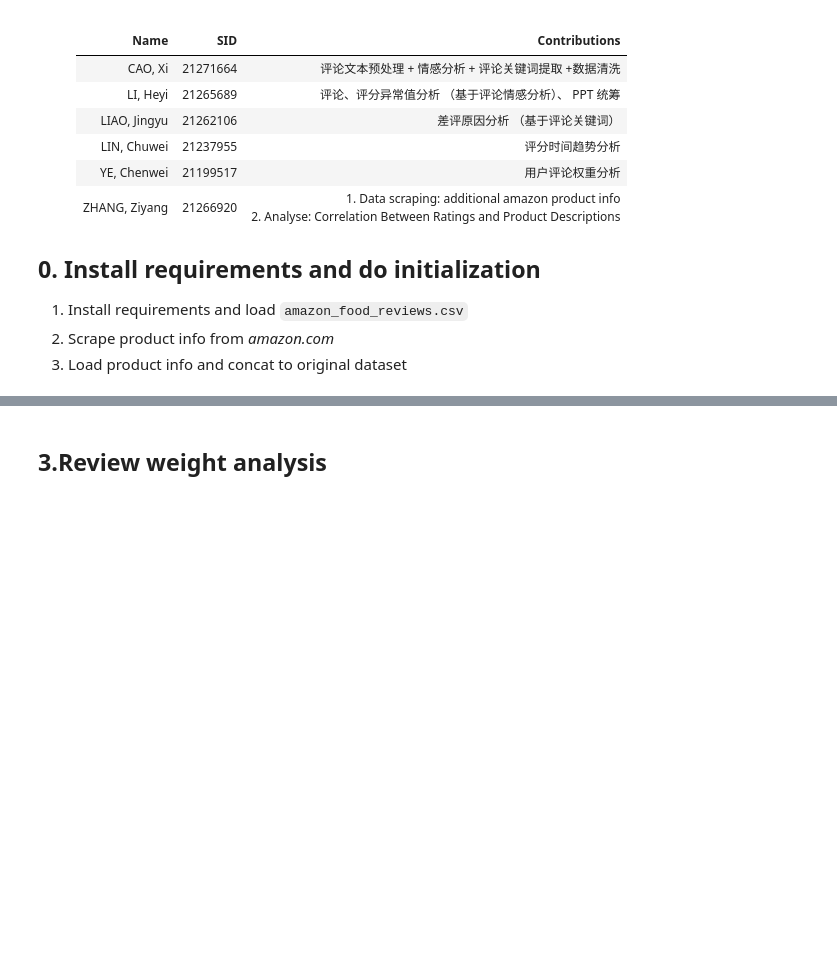
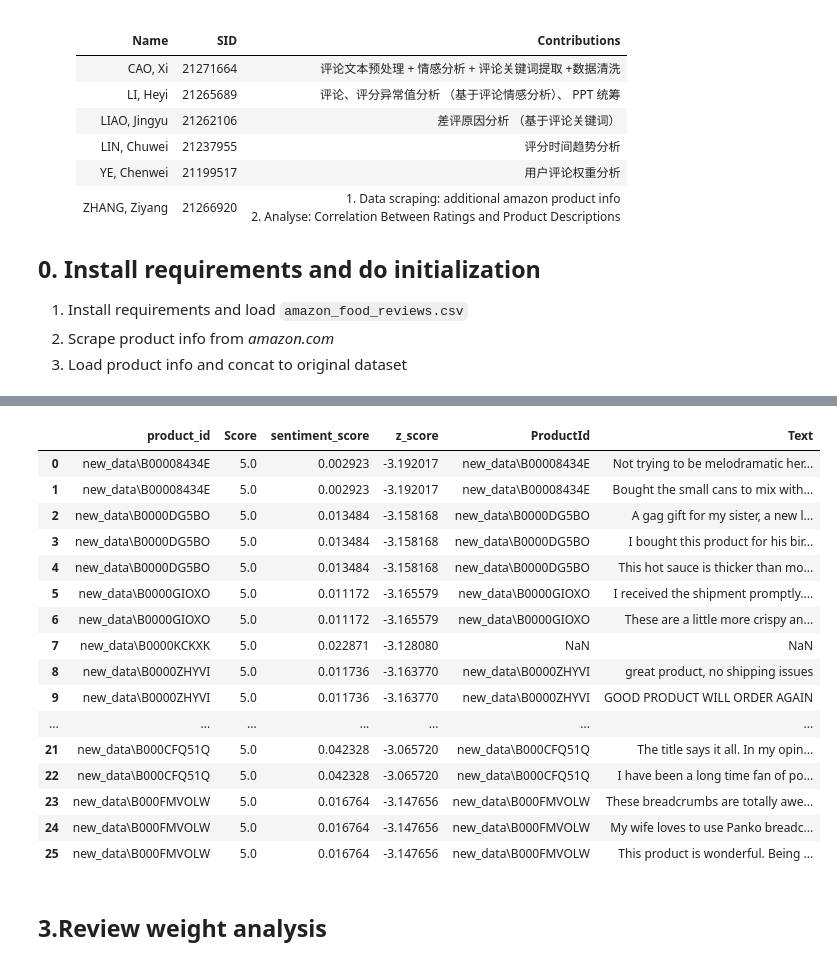
Before and after one commit to Vector239/ISOM5160-project-AI-Driven-Personalized-Product-Improvement-Recommendation-System-for-Amazon-Sellers, a Jupyter notebook: ISOM5160-GROUP7.ipynb, the cells around one changed output, grey strips where cells are left out. Saved outputs shown, nothing was run; the diff lists cells and outputs as text; code cells hidden in the pictures; blank space fills up the shorter version.

```diff
--- a/ISOM5160-GROUP7.ipynb
+++ b/ISOM5160-GROUP7.ipynb
@@ -80,3 +222,83 @@ df_amazon_food_reviews.sample(3)
+# %%
+# 目标：每个 outlier 在 merged 中只保留一行，但不删除右表任何评论；
+# 对于未匹配到 (ProductId, Score) 的 outlier，用相同 product_id 的所有评论文本拼接填充 Text（避免 NaN）
+# 1) 选出 outlier 行
+mismatched_comments = df_amazon_product_info.loc[
+    df_amazon_product_info['is_outlier'],
+    ['product_id', 'Score', 'sentiment_score', 'z_score']
+]
+print('mismatched_comments rows =', len(mismatched_comments))
+display(mismatched_comments)
+
+# 2) 做一次原始合并（可能会因为右表有多条匹配而展开多行）
+merge_dup = mismatched_comments.merge(
+    df_amazon_food_reviews[['ProductId','Text','Score']],
+    left_on=['product_id','Score'],
+    right_on=['ProductId','Score'],
+    how='left',
+    indicator=True
+)
+print('原始合并后行数 =', len(merge_dup))
+print('_merge counts:', merge_dup['_merge'].value_counts().to_dict())
+print('Text NaN before collapsing =', merge_dup['Text'].isna().sum())
+
+# 3) 把展开的多行按左表的关键字段聚合回一行（每个 outlier 保留第一条匹配到的 Text；若没有匹配到则仍为 NaN）
+def pick_first(series):
+    nonnull = series.dropna()
+    return nonnull.iloc[0] if len(nonnull) > 0 else np.nan
+
+merged_single = merge_dup.groupby(['product_id','Score','sentiment_score','z_score'], as_index=False).agg({
+    'Text': pick_first,
+    'ProductId': lambda s: s.dropna().iloc[0] if s.dropna().size>0 else np.nan,
+    '_merge': 'first',
+})
+print('聚合后行数 =', len(merged_single))
+print('Text NaN after collapsing =', merged_single['Text'].isna().sum())
+display(merged_single)
+
+# 4) 对仍然没有 Text 的行，使用相同 product_id 的所有评论文本拼接来填充（不删除右表任何行）
+fill_count = 0
+for idx, row in merged_single[merged_single['Text'].isna()].iterrows():
+    pid = str(row['product_id']).strip()
+    candidates = df_amazon_food_reviews[df_amazon_food_reviews['ProductId'].astype(str).str.strip() == pid]['Text'].dropna().unique()
+    if len(candidates) > 0:
+        # 将所有候选评论拼接为一个字符串，保留所有信息（不会删除原始评论）
+        merged_single.at[idx, 'Text'] = ' ||| '.join(map(str, candidates))
+        merged_single.at[idx, 'ProductId'] = pid
+        fill_count += 1
+
+print('通过按 product_id 拼接填充的数量 =', fill_count)
+print('Text NaN 最终数量 =', merged_single['Text'].isna().sum())
+
+# 5) 若仍有缺失（说明右表根本没有这个 product 的评论），给出示例供人工检查
+remaining = merged_single[merged_single['Text'].isna()]
+print('仍然缺 Text 的行数（右表没有该 product 的任何评论） =', len(remaining))
+display(remaining)
+
+# 6) 显示填充示例
+display(merged_single.head(30))
+
+# 可选：将结果保存为 CSV 以便离线检查
+merged_single.to_csv('merged_single_filled.csv', index=False)
+print('已保存 merged_single_filled.csv')
+# %% [output]
+|  | product_id | Score | sentiment_score | z_score | ProductId | Text |
+| 0 | new_data\B00008434E | 5.0 | 0.002923 | -3.192017 | new_data\B00008434E | Not trying to be melodramatic her... |
+| 1 | new_data\B00008434E | 5.0 | 0.002923 | -3.192017 | new_data\B00008434E | Bought the small cans to mix with... |
+| 2 | new_data\B0000DG5BO | 5.0 | 0.013484 | -3.158168 | new_data\B0000DG5BO | A gag gift for my sister, a new l... |
+| 3 | new_data\B0000DG5BO | 5.0 | 0.013484 | -3.158168 | new_data\B0000DG5BO | I bought this product for his bir... |
+| 4 | new_data\B0000DG5BO | 5.0 | 0.013484 | -3.158168 | new_data\B0000DG5BO | This hot sauce is thicker than mo... |
+| 5 | new_data\B0000GIOXO | 5.0 | 0.011172 | -3.165579 | new_data\B0000GIOXO | I received the shipment promptly.... |
+| 6 | new_data\B0000GIOXO | 5.0 | 0.011172 | -3.165579 | new_data\B0000GIOXO | These are a little more crispy an... |
+| 7 | new_data\B0000KCKXK | 5.0 | 0.022871 | -3.128080 | NaN | NaN |
+| 8 | new_data\B0000ZHYVI | 5.0 | 0.011736 | -3.163770 | new_data\B0000ZHYVI | great product, no shipping issues |
+| 9 | new_data\B0000ZHYVI | 5.0 | 0.011736 | -3.163770 | new_data\B0000ZHYVI | GOOD PRODUCT WILL ORDER AGAIN |
+| ... | ... | ... | ... | ... | ... | ... |
+| 21 | new_data\B000CFQ51Q | 5.0 | 0.042328 | -3.065720 | new_data\B000CFQ51Q | The title says it all. In my opin... |
+| 22 | new_data\B000CFQ51Q | 5.0 | 0.042328 | -3.065720 | new_data\B000CFQ51Q | I have been a long time fan of po... |
+| 23 | new_data\B000FMVOLW | 5.0 | 0.016764 | -3.147656 | new_data\B000FMVOLW | These breadcrumbs are totally awe... |
+| 24 | new_data\B000FMVOLW | 5.0 | 0.016764 | -3.147656 | new_data\B000FMVOLW | My wife loves to use Panko breadc... |
+| 25 | new_data\B000FMVOLW | 5.0 | 0.016764 | -3.147656 | new_data\B000FMVOLW | This product is wonderful. Being ... |
 # %% [markdown]
 ## 3.Review weight analysis
 # %%
```
Also changed, not shown: parts of 9 cells of this notebook, 1 other file.
